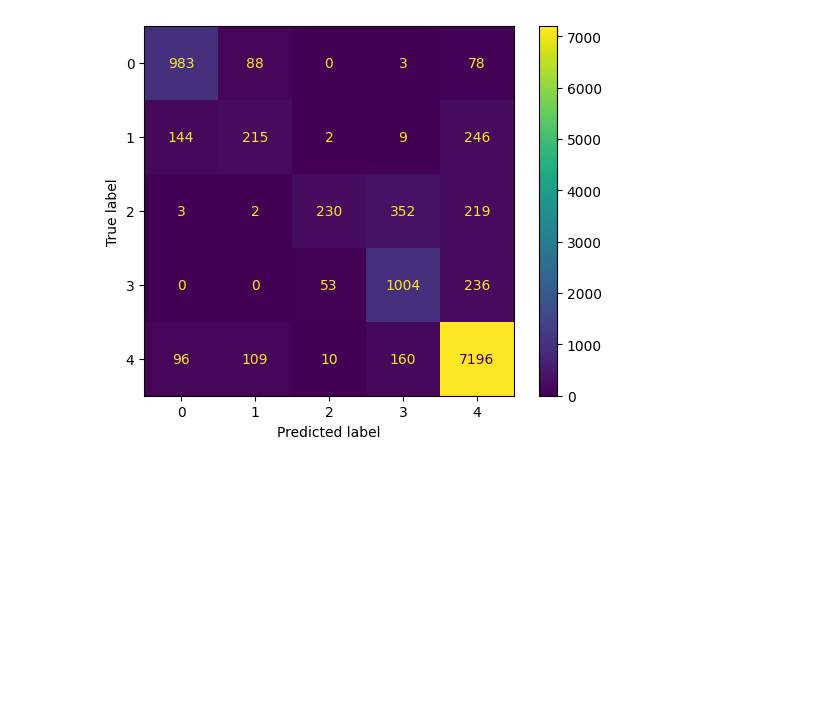
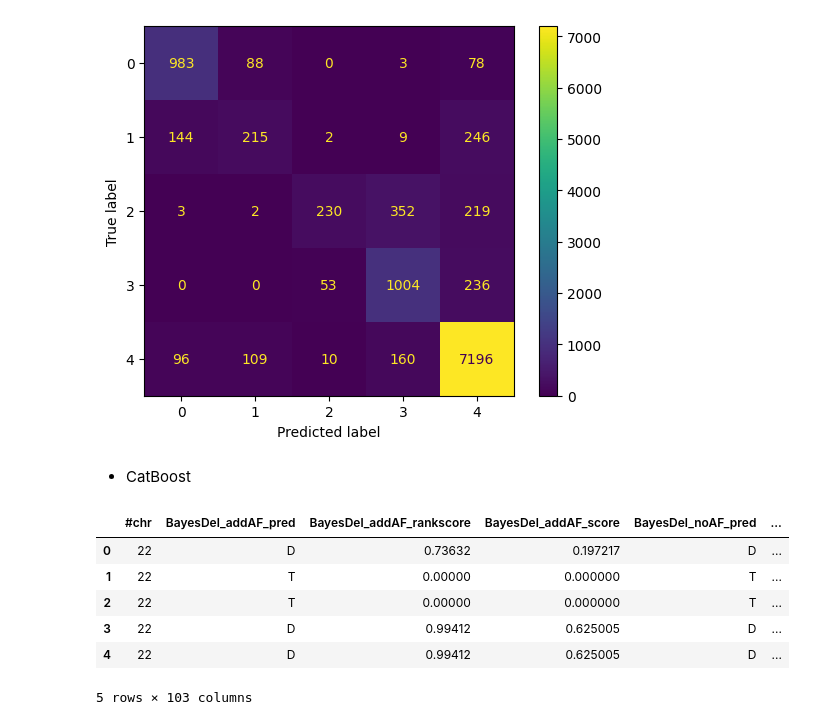
Before and after one commit to AndreaBaraldi99/ClinVarDNN, a Jupyter notebook: multimodal_union.ipynb, the cells around one changed output. Saved outputs shown, nothing was run; the diff lists cells and outputs as text; code cells hidden in the pictures; blank space fills up the shorter version.

```diff
--- a/multimodal_union.ipynb
+++ b/multimodal_union.ipynb
@@ -167,6 +172,7 @@ b = np.intersect1d(df2.columns, a)
 df_concat = pd.concat([df[b], df1[b], df2[b]])
 df_concat.dropna(axis='columns', thresh=int(len(df2.index)*0.8), inplace=True)
 df_concat.replace(to_replace=np.nan, value=0, inplace=True)
+df_concat.replace(to_replace='-', value=0, inplace=True)
 # %%
 l2 = []
 
@@ -491,3 +497,15 @@ disp.plot()
 plt.show()
 # %% [output]
 [figure]
+# %% [markdown]
+- CatBoost
+# %%
+df_concat.head()
+# %% [output]
+|  | #chr | BayesDel_addAF_pred | BayesDel_addAF_rankscore | BayesDel_addAF_score | BayesDel_noAF_pred | ... |
+| 0 | 22 | D | 0.73632 | 0.197217 | D | ... |
+| 1 | 22 | T | 0.00000 | 0.000000 | T | ... |
+| 2 | 22 | T | 0.00000 | 0.000000 | T | ... |
+| 3 | 22 | D | 0.99412 | 0.625005 | D | ... |
+| 4 | 22 | D | 0.99412 | 0.625005 | D | ... |
+5 rows × 103 columns
```
Also changed, not shown: parts of 11 cells of this notebook.
